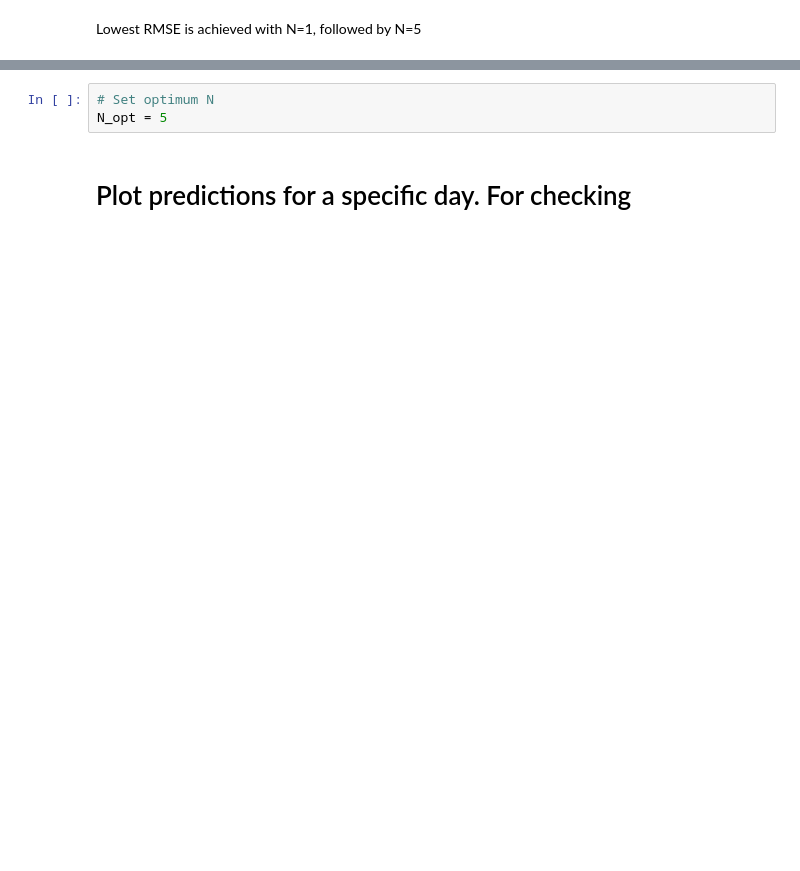
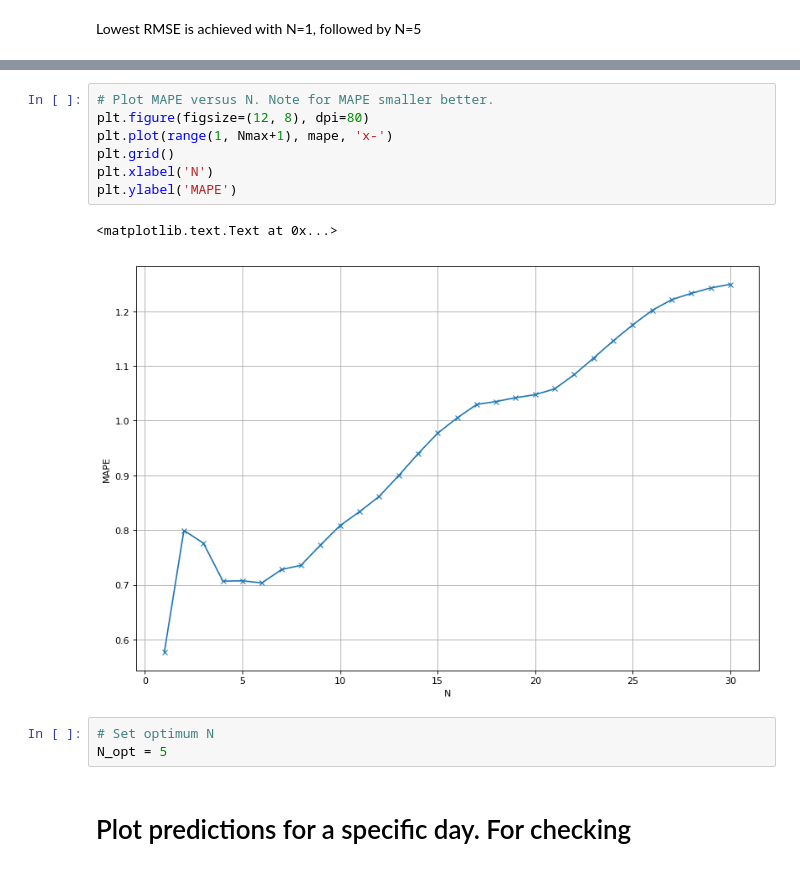
Before and after one commit to NGYB/Stocks, a Jupyter notebook: StockPricePrediction/StockPricePrediction_v2_lin_reg.ipynb, the cells around one changed output, grey strips where cells are left out. Cells and saved outputs as stored; diff of their text form; blank space fills up the shorter version.

```diff
--- a/StockPricePrediction/StockPricePrediction_v2_lin_reg.ipynb
+++ b/StockPricePrediction/StockPricePrediction_v2_lin_reg.ipynb
@@ -210,3 +223,13 @@ plt.ylabel('R2')
+# %%
+# Plot MAPE versus N. Note for MAPE smaller better.
+plt.figure(figsize=(12, 8), dpi=80)
+plt.plot(range(1, Nmax+1), mape, 'x-')
+plt.grid()
+plt.xlabel('N')
+plt.ylabel('MAPE')
+# %% [output]
+<matplotlib.text.Text at 0x...>
+[figure, added]
 # %%
 # Set optimum N
 N_opt = 5
```
Also changed, not shown: parts of 10 cells of this notebook, 1 other file.
